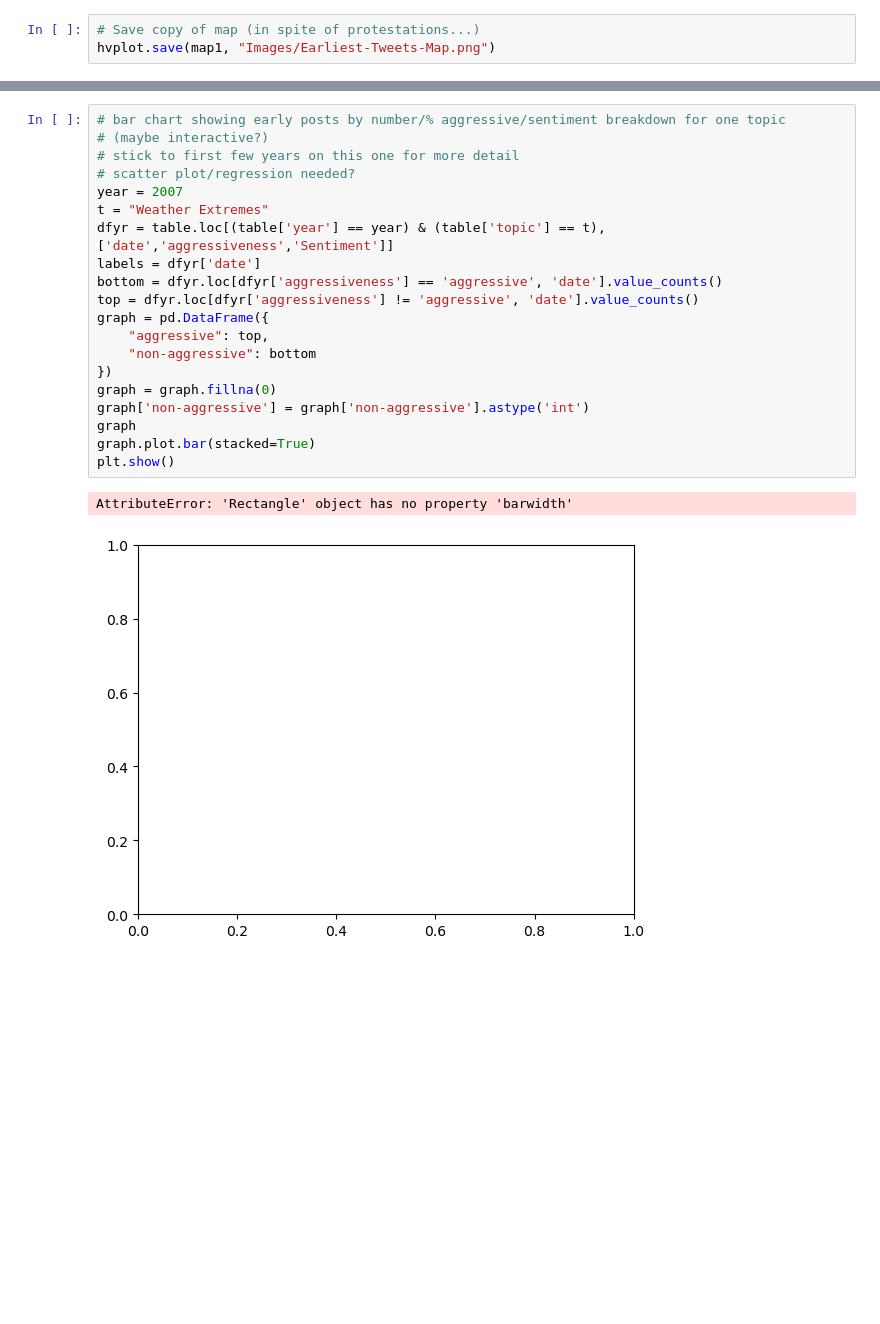
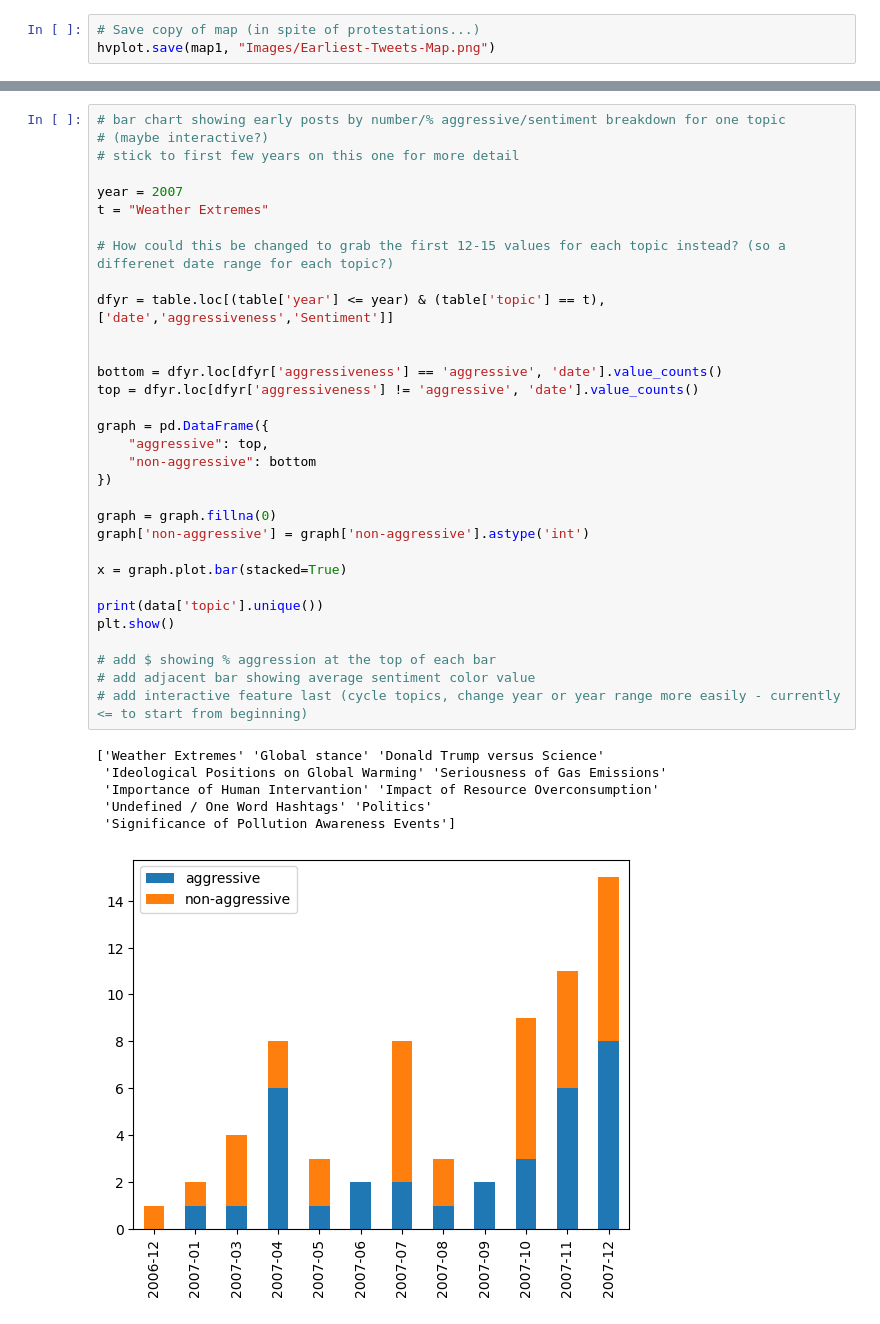
Before and after one commit to andcetera/Twitter-climate-change-sentiment, a Jupyter notebook: Tracking_Deniers_Over_Time.ipynb, the cells around one changed output, grey strips where cells are left out. Cells and saved outputs as stored; diff of their text form; blank space fills up the shorter version.

```diff
--- a/Tracking_Deniers_Over_Time.ipynb
+++ b/Tracking_Deniers_Over_Time.ipynb
@@ -171,23 +171,39 @@ plt.show()
 # %%
 # bar chart showing early posts by number/% aggressive/sentiment breakdown for one topic
 # (maybe interactive?)
 # stick to first few years on this one for more detail
-# scatter plot/regression needed?
+
 year = 2007
 t = "Weather Extremes"
-dfyr = table.loc[(table['year'] == year) & (table['topic'] == t), ['date','aggressiveness','Sentiment']]
-labels = dfyr['date']
+
+# How could this be changed to grab the first 12-15 values for each topic instead? (so a differenet date range for each topic?)
+
+dfyr = table.loc[(table['year'] <= year) & (table['topic'] == t), ['date','aggressiveness','Sentiment']]
+
+
 bottom = dfyr.loc[dfyr['aggressiveness'] == 'aggressive', 'date'].value_counts()
 top = dfyr.loc[dfyr['aggressiveness'] != 'aggressive', 'date'].value_counts()
+
 graph = pd.DataFrame({
     "aggressive": top,
     "non-aggressive": bottom
 })
+
 graph = graph.fillna(0)
 graph['non-aggressive'] = graph['non-aggressive'].astype('int')
-graph
-graph.plot.bar(stacked=True)
+
+x = graph.plot.bar(stacked=True)
+
+print(data['topic'].unique())
 plt.show()
+
+# add $ showing % aggression at the top of each bar
+# add adjacent bar showing average sentiment color value
+# add interactive feature last (cycle topics, change year or year range more easily - currently <= to start from beginning)
 # %% [output]
-AttributeError: 'Rectangle' object has no property 'barwidth'
+['Weather Extremes' 'Global stance' 'Donald Trump versus Science'
+ 'Ideological Positions on Global Warming' 'Seriousness of Gas Emissions'
+ 'Importance of Human Intervantion' 'Impact of Resource Overconsumption'
+ 'Undefined / One Word Hashtags' 'Politics'
+ 'Significance of Pollution Awareness Events']
-[figure, old version]
+[figure, new version]
```
Also changed, not shown: parts of 1 cell of this notebook.
